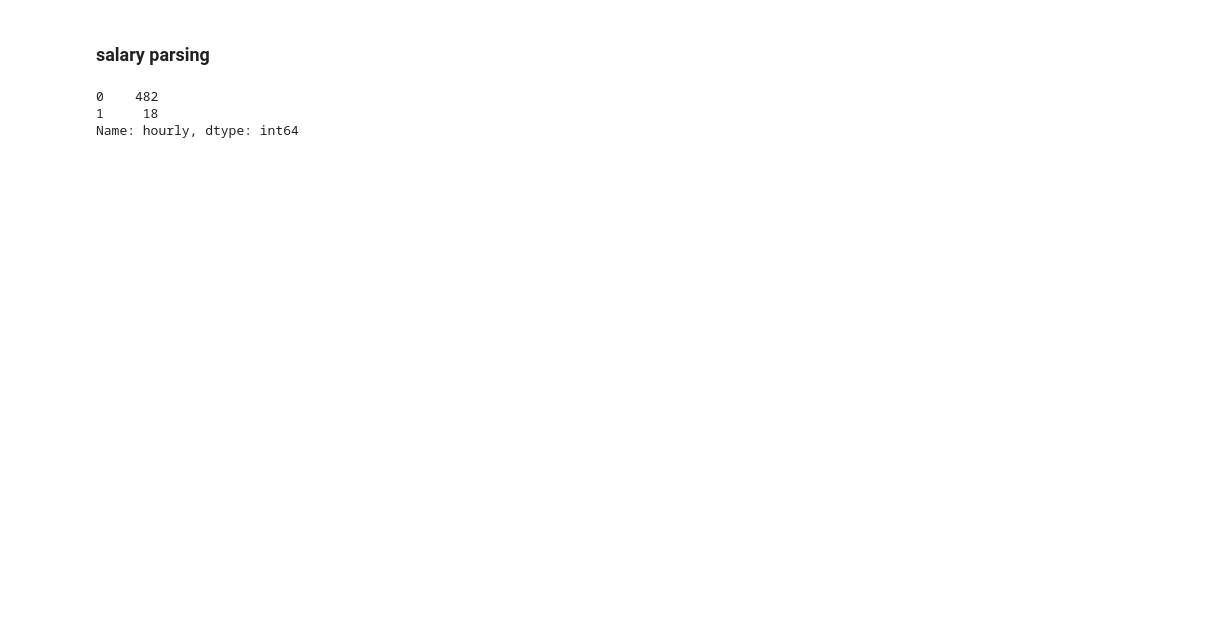
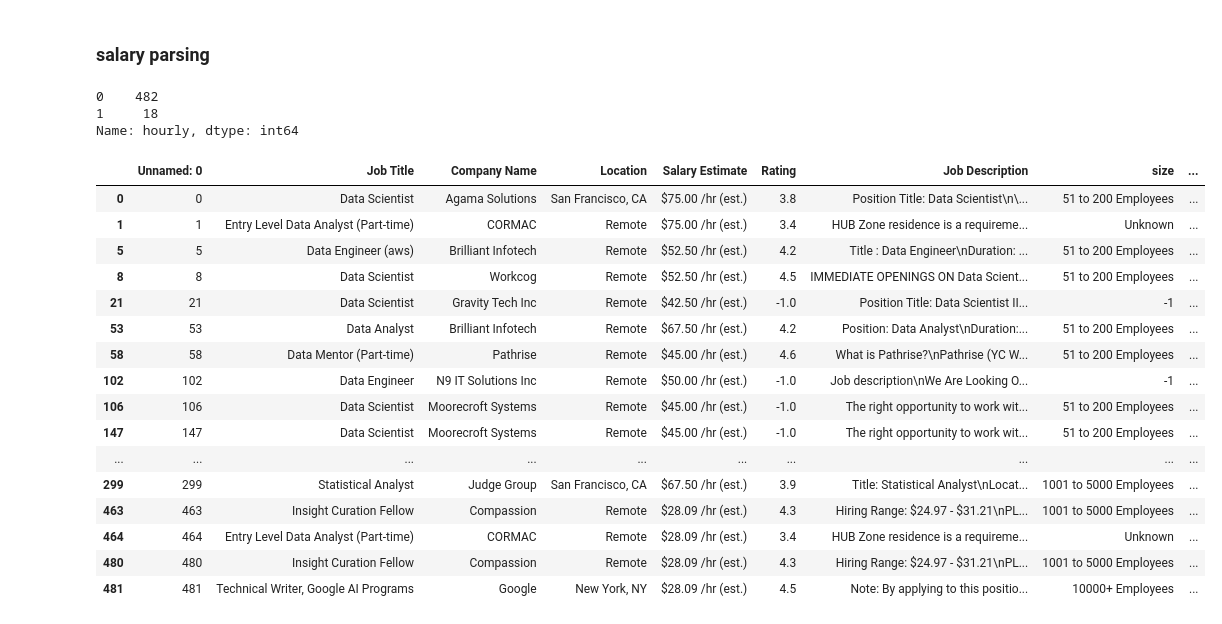
Before and after one commit to EiderDiaz/data_wrangling_scrapp, a Jupyter notebook: data_cleaning.ipynb, the cells around one changed output. Cells and saved outputs as stored; diff of their text form; code cells hidden in the pictures; blank space fills up the shorter version.

Commit message:
data cleaning (chapter 4.1)
half chapter 4

```diff
--- a/data_cleaning.ipynb
+++ b/data_cleaning.ipynb
@@ -21,3 +44,23 @@ df['hourly'].value_counts()
 0    482
 1     18
 Name: hourly, dtype: int64
+# %%
+df[df["hourly"]==1]
+# %% [output]
+|  | Unnamed: 0 | Job Title | Company Name | Location | Salary Estimate | Rating | Job Description | size | ... |
+| 0 | 0 | Data Scientist | Agama Solutions | San Francisco, CA | $75.00 /hr (est.) | 3.8 | Position Title: Data Scientist\n\... | 51 to 200 Employees | ... |
+| 1 | 1 | Entry Level Data Analyst (Part-time) | CORMAC | Remote | $75.00 /hr (est.) | 3.4 | HUB Zone residence is a requireme... | Unknown | ... |
+| 5 | 5 | Data Engineer (aws) | Brilliant Infotech | Remote | $52.50 /hr (est.) | 4.2 | Title : Data Engineer\nDuration: ... | 51 to 200 Employees | ... |
+| 8 | 8 | Data Scientist | Workcog | Remote | $52.50 /hr (est.) | 4.5 | IMMEDIATE OPENINGS ON Data Scient... | 51 to 200 Employees | ... |
+| 21 | 21 | Data Scientist | Gravity Tech Inc | Remote | $42.50 /hr (est.) | -1.0 | Position Title: Data Scientist II... | -1 | ... |
+| 53 | 53 | Data Analyst | Brilliant Infotech | Remote | $67.50 /hr (est.) | 4.2 | Position: Data Analyst\nDuration:... | 51 to 200 Employees | ... |
+| 58 | 58 | Data Mentor (Part-time) | Pathrise | Remote | $45.00 /hr (est.) | 4.6 | What is Pathrise?\nPathrise (YC W... | 51 to 200 Employees | ... |
+| 102 | 102 | Data Engineer | N9 IT Solutions Inc | Remote | $50.00 /hr (est.) | -1.0 | Job description\nWe Are Looking O... | -1 | ... |
+| 106 | 106 | Data Scientist | Moorecroft Systems | Remote | $45.00 /hr (est.) | -1.0 | The right opportunity to work wit... | 51 to 200 Employees | ... |
+| 147 | 147 | Data Scientist | Moorecroft Systems | Remote | $45.00 /hr (est.) | -1.0 | The right opportunity to work wit... | 51 to 200 Employees | ... |
+| ... | ... | ... | ... | ... | ... | ... | ... | ... | ... |
+| 299 | 299 | Statistical Analyst | Judge Group | San Francisco, CA | $67.50 /hr (est.) | 3.9 | Title: Statistical Analyst\nLocat... | 1001 to 5000 Employees | ... |
+| 463 | 463 | Insight Curation Fellow | Compassion | Remote | $28.09 /hr (est.) | 4.3 | Hiring Range: $24.97 - $31.21\nPL... | 1001 to 5000 Employees | ... |
+| 464 | 464 | Entry Level Data Analyst (Part-time) | CORMAC | Remote | $28.09 /hr (est.) | 3.4 | HUB Zone residence is a requireme... | Unknown | ... |
+| 480 | 480 | Insight Curation Fellow | Compassion | Remote | $28.09 /hr (est.) | 4.3 | Hiring Range: $24.97 - $31.21\nPL... | 1001 to 5000 Employees | ... |
+| 481 | 481 | Technical Writer, Google AI Programs | Google | New York, NY | $28.09 /hr (est.) | 4.5 | Note: By applying to this positio... | 10000+ Employees | ... |
```
Also changed, not shown: parts of 20 cells of this notebook, 1 other file.
